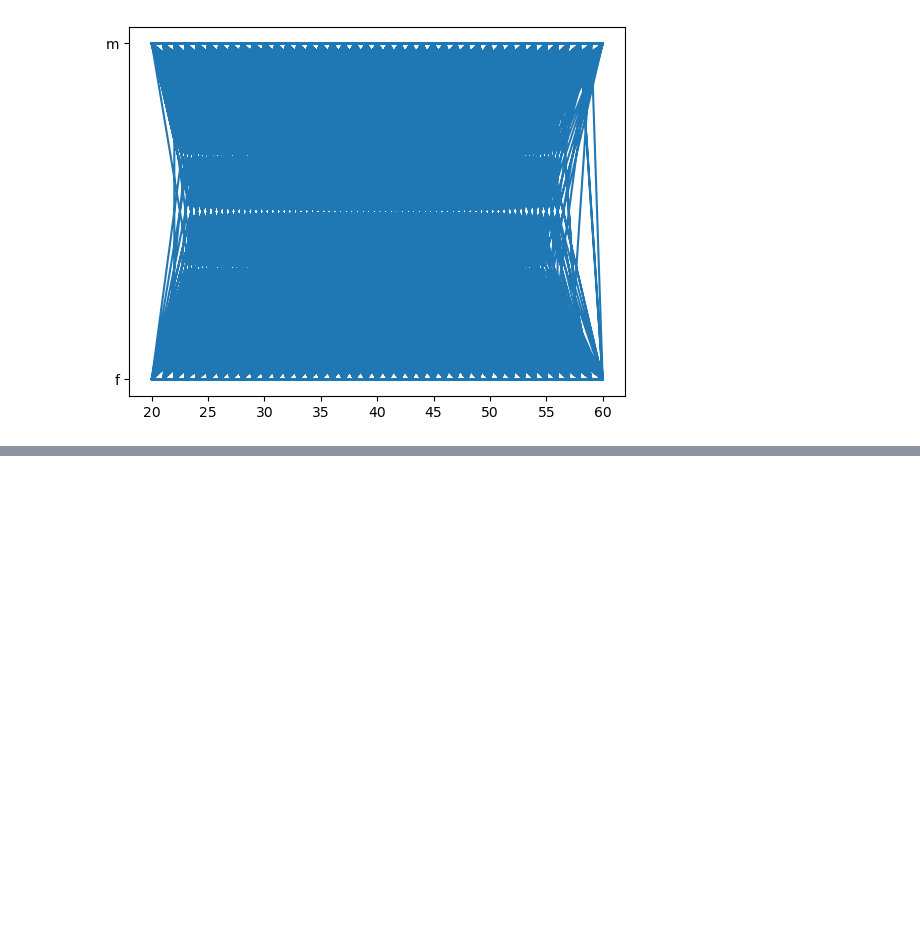
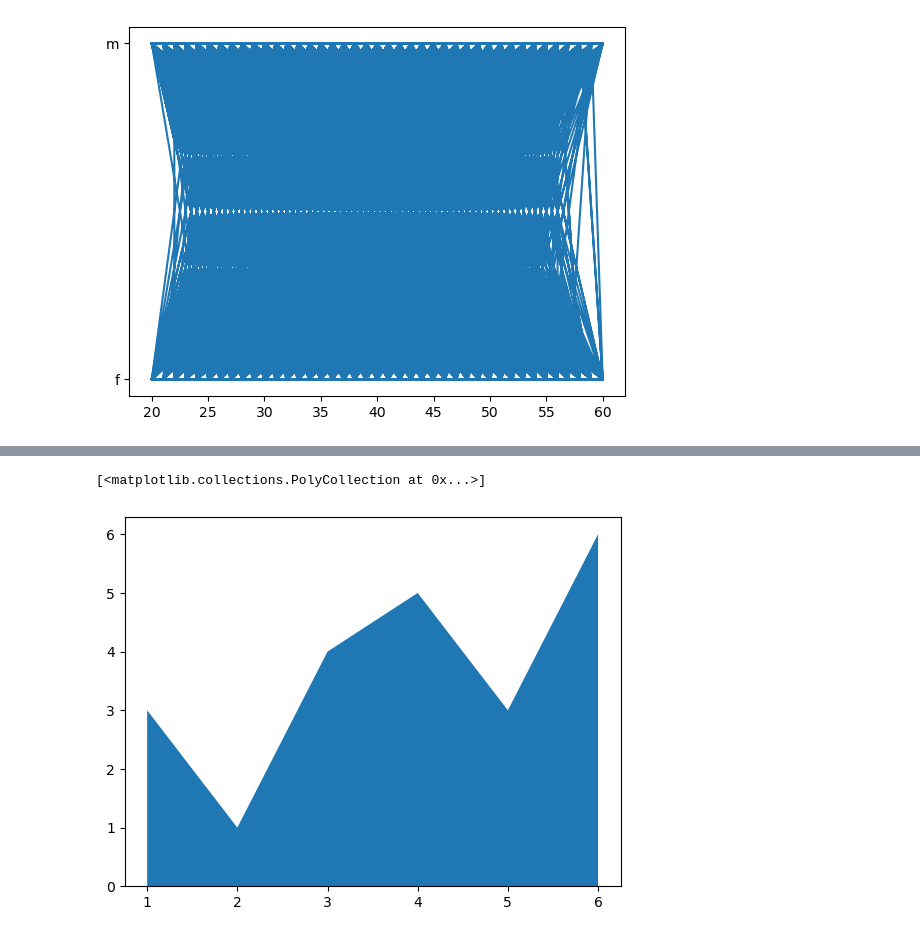
Before and after one commit to Murugadoss2004/voting-data, a Jupyter notebook: matplot.ipynb, the cells around one changed output, grey strips where cells are left out. Cells and saved outputs as stored; diff of their text form; code cells hidden in the pictures; blank space fills up the shorter version.

```diff
--- a/matplot.ipynb
+++ b/matplot.ipynb
@@ -186,0 +198,5 @@ plt.show()
+# %%
+plt.stackplot(x,y)
+# %% [output]
+[<matplotlib.collections.PolyCollection at 0x...>]
+[figure, added]
```
Also changed, not shown: parts of 10 cells of this notebook.
